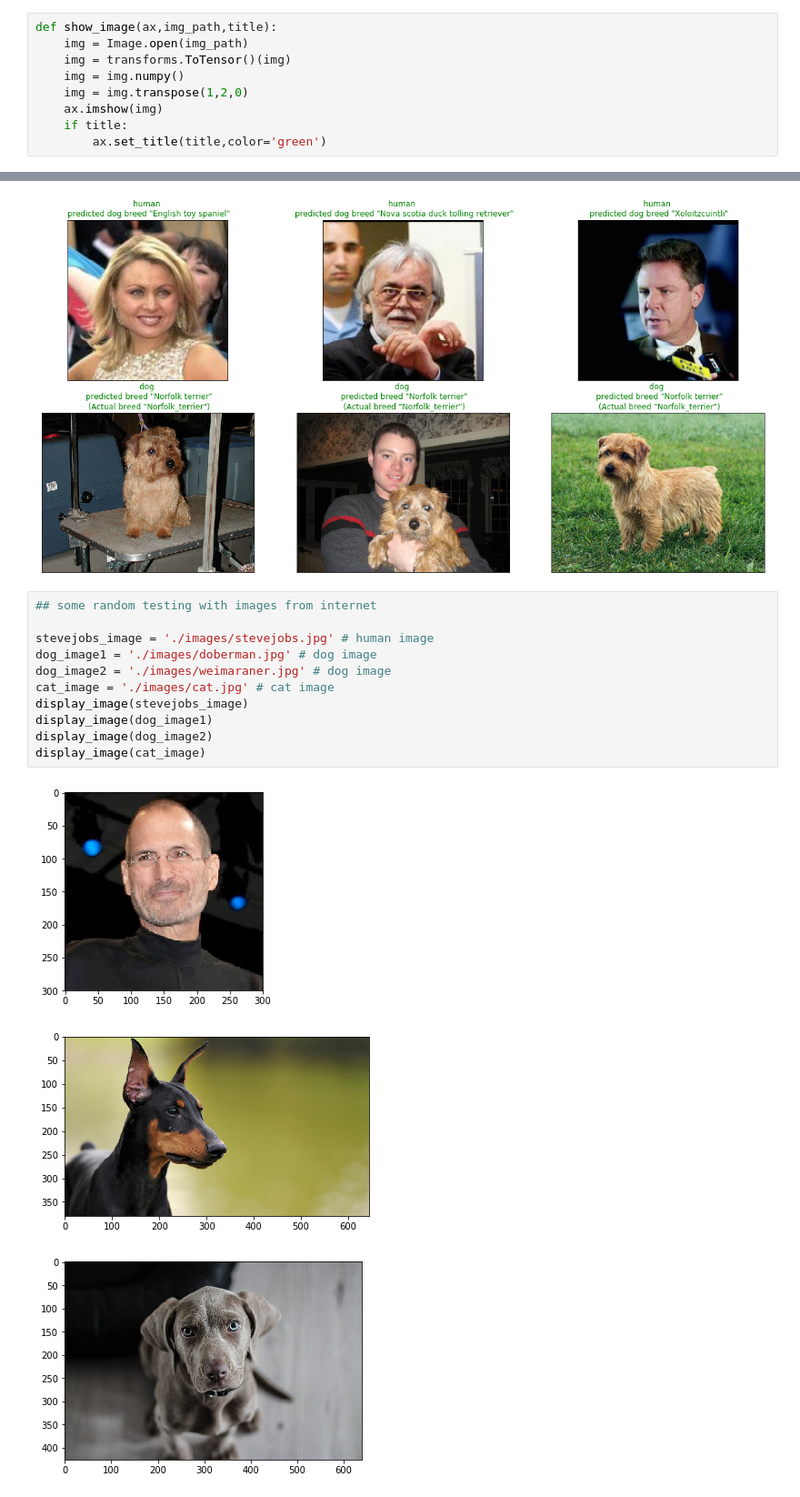
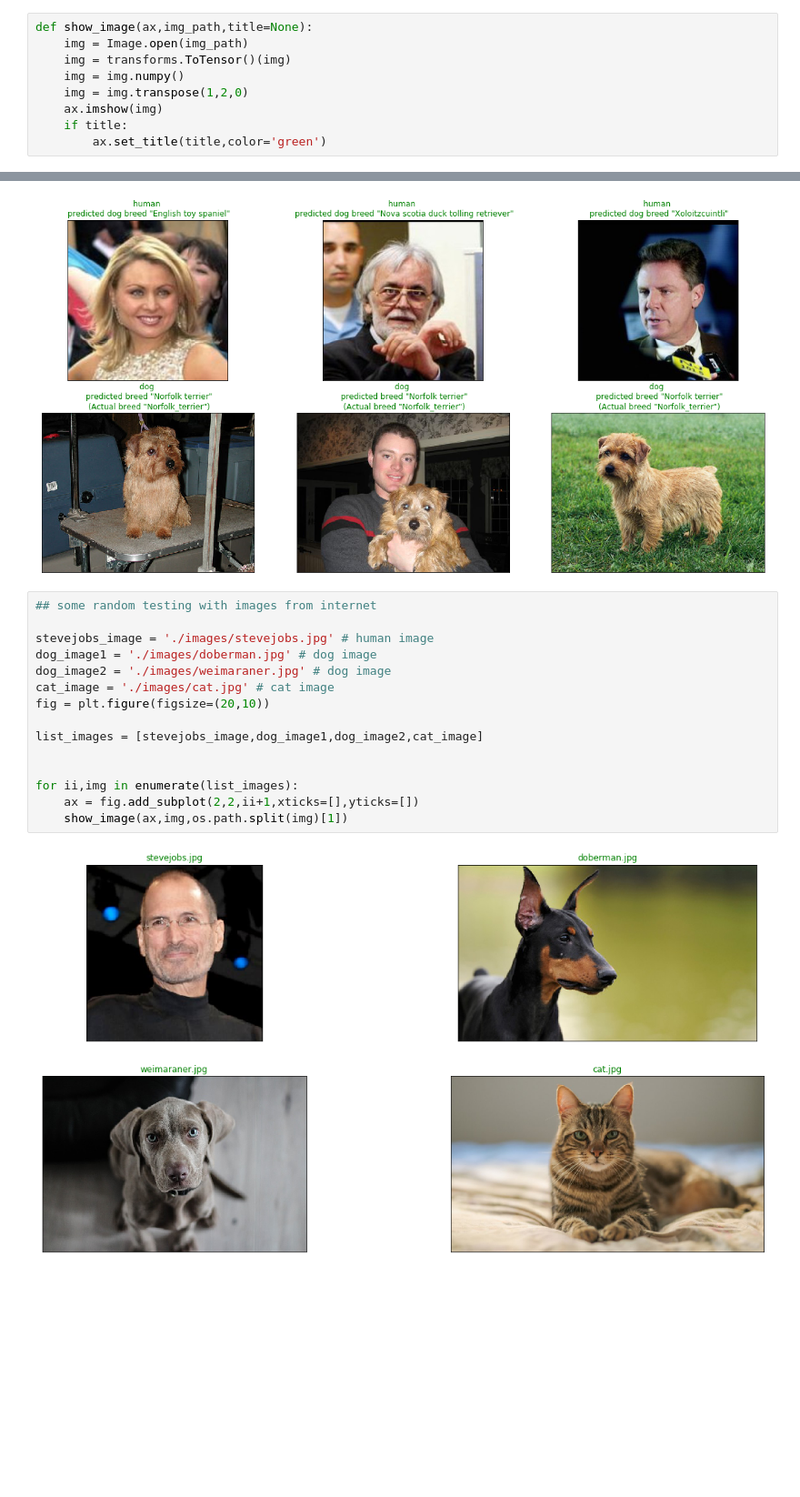
Before and after one commit to abtripathi/predicting_dog_breeds, a Jupyter notebook: dog_app.ipynb, the cells around one changed output, grey strips where cells are left out. Shown at 91% size. Drawn from its saved outputs; the diff is of its cells as text; blank space fills up the shorter version.

```diff
--- a/dog_app.ipynb
+++ b/dog_app.ipynb
@@ -921,7 +923,7 @@ Improvements
 
 It's my hope that after following the above improvement steps,the consistency and accuracy in breed prediction for both human and dog images will improve
 # %%
-def show_image(ax,img_path,title):
+def show_image(ax,img_path,title=None):
     img = Image.open(img_path)
     img = transforms.ToTensor()(img)
     img = img.numpy()
@@ -965,15 +967,17 @@ Image /data/dog_images/train/107.Norfolk_terrier/Norfolk_terrier_07068.jpg has b
 # %%
 ## some random testing with images from internet
 
 stevejobs_image = './images/stevejobs.jpg' # human image
 dog_image1 = './images/doberman.jpg' # dog image
 dog_image2 = './images/weimaraner.jpg' # dog image
 cat_image = './images/cat.jpg' # cat image
-display_image(stevejobs_image)
-display_image(dog_image1)
-display_image(dog_image2)
-display_image(cat_image)
+fig = plt.figure(figsize=(20,10))
+
+list_images = [stevejobs_image,dog_image1,dog_image2,cat_image]
+
+
+for ii,img in enumerate(list_images):
+    ax = fig.add_subplot(2,2,ii+1,xticks=[],yticks=[])
+    show_image(ax,img,os.path.split(img)[1])
 # %% [output]
-[figure, old version]
+[figure, new version]
-[figure, removed]
-[figure, removed]
```
Also changed, not shown: parts of 13 cells of this notebook, 1 other file.
